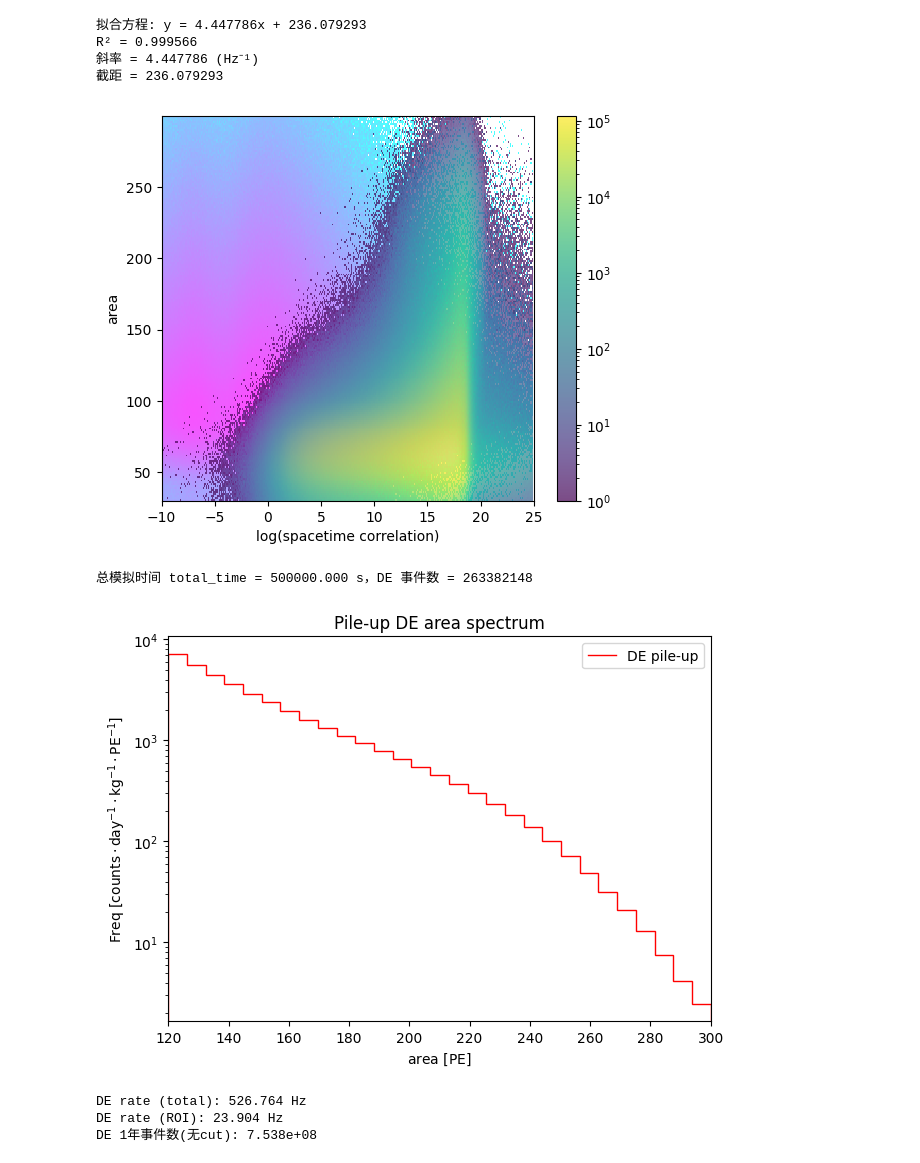
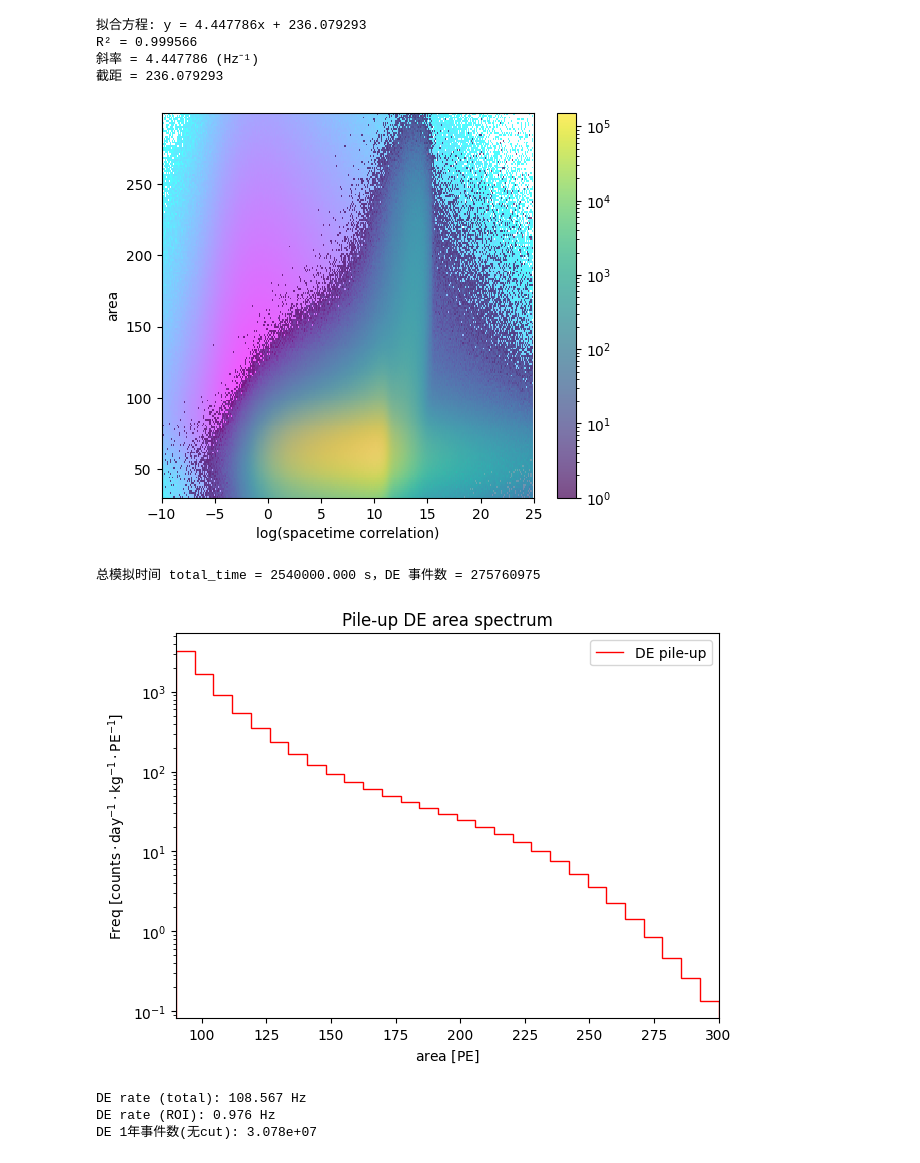
Before and after one commit to Leiy2003/TPC_DE_SIm_test, a Jupyter notebook: notebooks/20260824_read_results.ipynb, the cells around one changed output. Drawn from its saved outputs; the diff is of its cells as text; code cells hidden in the pictures.

```diff
--- a/notebooks/20260824_read_results.ipynb
+++ b/notebooks/20260824_read_results.ipynb
@@ -37,12 +37,14 @@ import matplotlib.pyplot as plt
 # 优先使用包含 cevns_pattern 的新结果目录；如尚未生成，可先运行：
 #   python scripts/run_20260829_background_cevns_with_pattern.py
 RESULT_DIR_CANDIDATES = [
-    Path("output/20260829_cevns_with_pattern"),
-    Path("../output/20260829_cevns_with_pattern"),
+    # Path("output/20260829_cevns_with_pattern"),
+    # Path("../output/20260829_cevns_with_pattern"),
+    # Path("output/run_muon6_gamma10_deadtime_20ms"),
+    # Path("../output/run_muon6_gamma10_deadtime_20ms"),
 ]
 RESULT_DIR = next(
     (p for p in RESULT_DIR_CANDIDATES if p.exists()),
-    Path("../output/run_muon6_gamma10"),
+    Path("../output/run_muon8_gamma2_deadtime_20ms"),
 )
 RESULT_DIR = RESULT_DIR.resolve()
 print("结果目录:", RESULT_DIR)
@@ -518,7 +519,7 @@ plt.xlim(-10,25)
 
 plt.show()
 # %% [output]
-[figure, old version]
+[figure, new version]
 # %%
 def calculate_score(st_cor, area, k_area):
     return k_area * area - np.log(st_cor)
@@ -566,34 +567,34 @@ def plot_area_spectrum(area, total_time, LXe_mass, bins, **kwargs):
 # %%
 # ============================================================
 # 6) score / cut / DE area 谱（对照原 notebook 末尾分析）
 #    注意：原分析同时需要 CEvNS 信号样本；这里仅演示基于 DE 的部分，
 #    若你也有对应的 CEvNS 结果可另加载后套用相同公式。
 # ============================================================
 
 # ---------- 例子 2：DE area 谱（频率已按 质量*时间 归一化为 Hz/(kg*PE)）----------
 LXe_mass = 8.98
 print(f"总模拟时间 total_time = {total_time:.3f} s，DE 事件数 = {len(DE_area)}")
 
 fig, ax = plt.subplots(figsize=(7, 5))
-bins = np.linspace(120, 300, 30)
+bins = np.linspace(90, 300, 30)
 plot_area_spectrum(DE_area, total_time, LXe_mass, bins,
                    label='DE pile-up', color='red')
 plt.yscale('log')
 plt.legend()
 plt.title('Pile-up DE area spectrum')
-plt.xlim(120, 300)
+plt.xlim(90, 300)
 plt.show()
 
 # 简单统计
 print("DE rate (total): {:.3f} Hz".format(len(DE_area) / total_time))
 print("DE rate (ROI): {:.3f} Hz".format(len(DE_area[DE_ROI_mask]) / total_time))
 print("DE 1年事件数(无cut): {:.3e}".format((len(DE_area[DE_ROI_mask]) / total_time) * 3600 * 24 * 365))
 # %% [output]
-总模拟时间 total_time = 500000.000 s，DE 事件数 = 263382148
+总模拟时间 total_time = 2540000.000 s，DE 事件数 = 275760975
-[figure, old version]
+[figure, new version]
-DE rate (total): 526.764 Hz
-DE rate (ROI): 23.904 Hz
-DE 1年事件数(无cut): 7.538e+08
+DE rate (total): 108.567 Hz
+DE rate (ROI): 0.976 Hz
+DE 1年事件数(无cut): 3.078e+07
 # %%
 k_area = 0
 
```
Also changed, not shown: parts of 11 cells of this notebook, 14 other files.
